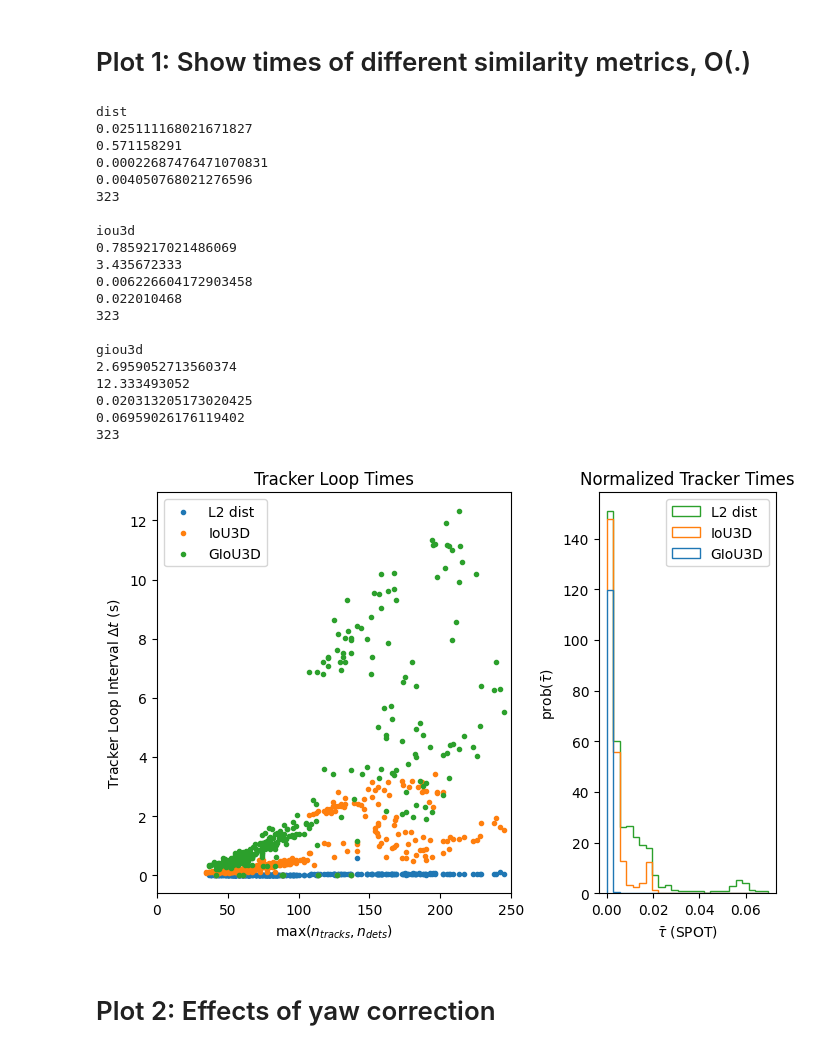
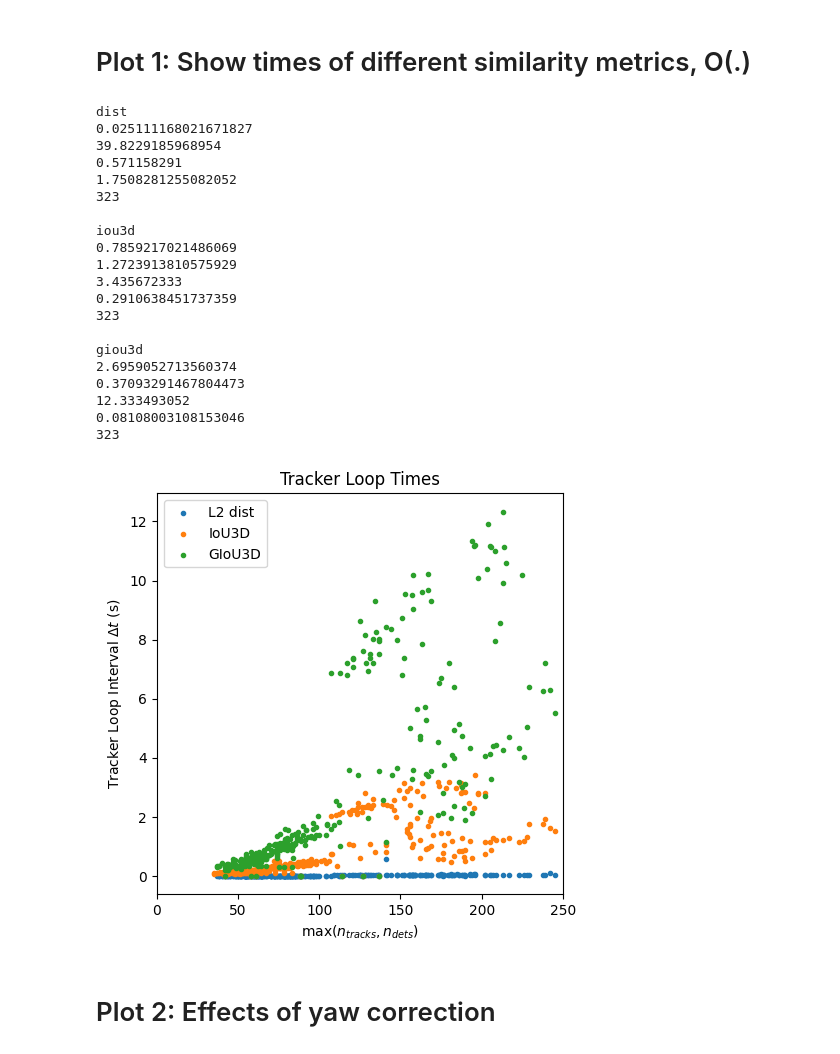
Before and after one commit to roboav8r/marmot, a Jupyter notebook: scripts/analysis/nuscenes_analysis.ipynb, the cells around one changed output. Drawn from its saved outputs; the diff is of its cells as text; code cells hidden in the pictures.

```diff
--- a/scripts/analysis/nuscenes_analysis.ipynb
+++ b/scripts/analysis/nuscenes_analysis.ipynb
@@ -29,68 +29,88 @@ giou_time_df = time_df[time_df['config'].str.contains("_giou3d")]
 # p = np.poly1d(z)
 
 n_bins=25
-fig, axs = plt.subplots(1, 2, tight_layout=True, figsize=(7,5), gridspec_kw={'width_ratios': [2, 1]})
-axs[0].scatter(dist_time_df['n_max'],dist_time_df['time_ns']/1000000000,marker='.')
-axs[0].scatter(iou_time_df['n_max'],iou_time_df['time_ns']/1000000000,marker='.')
-axs[0].scatter(giou_time_df['n_max'],giou_time_df['time_ns']/1000000000,marker='.')
-axs[0].set_xlim([0,250])
-axs[0].set_title('Tracker Loop Times')
-axs[0].set_xlabel('max($n_{tracks},n_{dets}$)')
-axs[0].set_ylabel('Tracker Loop Interval $\Delta t$ (s)')
+fig, axs = plt.subplots(1, 1, tight_layout=True, figsize=(5,5)) # , gridspec_kw={'width_ratios': [2, 1]}
+axs.scatter(dist_time_df['n_max'],dist_time_df['time_ns']/1000000000,marker='.')
+axs.scatter(iou_time_df['n_max'],iou_time_df['time_ns']/1000000000,marker='.')
+axs.scatter(giou_time_df['n_max'],giou_time_df['time_ns']/1000000000,marker='.')
+axs.set_xlim([0,250])
+axs.set_title('Tracker Loop Times')
+axs.set_xlabel('max($n_{tracks},n_{dets}$)')
+axs.set_ylabel('Tracker Loop Interval $\Delta t$ (s)')
 # axs[0].plot(time_df['n_max'],p(time_df['n_max']),color="orange", linewidth=3, linestyle="-")
-axs[0].legend(['L2 dist','IoU3D','GIoU3D'])
-# axs[1].hist(dist_time_df['time_ns']/(dist_time_df['n_max']*1000000000),density=True,stacked=True, bins=n_bins) #, bins=n_bins
-axs[1].hist((dist_time_df['time_ns']/(dist_time_df['n_max']*1000000000),iou_time_df['time_ns']/(iou_time_df['n_max']*1000000000),giou_time_df['time_ns']/(giou_time_df['n_max']*1000000000)),histtype='step',density=True,stacked=True, bins=n_bins,label=['L2 dist','IoU3D','GIoU3D']) #, bins=n_bins
-axs[1].legend(['L2 dist','IoU3D','GIoU3D'])
-axs[1].set_title('Normalized Tracker Times')
-axs[1].set_ylabel('prob($\\bar{\\tau}$)')
-axs[1].set_xlabel('$\\bar{\\tau}$ (SPOT)')
+axs.legend(['L2 dist','IoU3D','GIoU3D'])
+
+
+
+# axs[0].scatter(dist_time_df['n_max'],dist_time_df['time_ns']/1000000000,marker='.')
+# axs[0].scatter(iou_time_df['n_max'],iou_time_df['time_ns']/1000000000,marker='.')
+# axs[0].scatter(giou_time_df['n_max'],giou_time_df['time_ns']/1000000000,marker='.')
+# axs[0].set_xlim([0,250])
+# axs[0].set_title('Tracker Loop Times')
+# axs[0].set_xlabel('max($n_{tracks},n_{dets}$)')
+# axs[0].set_ylabel('Tracker Loop Interval $\Delta t$ (s)')
+# # axs[0].plot(time_df['n_max'],p(time_df['n_max']),color="orange", linewidth=3, linestyle="-")
+# axs[0].legend(['L2 dist','IoU3D','GIoU3D'])
+
+# axs[1].hist((dist_time_df['time_ns']/(dist_time_df['n_max']*1000000000),iou_time_df['time_ns']/(iou_time_df['n_max']*1000000000),giou_time_df['time_ns']/(giou_time_df['n_max']*1000000000)),histtype='step',density=True,stacked=True, bins=n_bins,label=['L2 dist','IoU3D','GIoU3D']) #, bins=n_bins
+# axs[1].legend(['L2 dist','IoU3D','GIoU3D'])
+# axs[1].set_title('Normalized Tracker Times')
+# axs[1].set_ylabel('prob($\\bar{\\tau}$)')
+# axs[1].set_xlabel('$\\bar{\\tau}$ (SPOT)')
+
+plt.savefig('nuscenes_results_1.png')
 
 print("dist")
 print(np.mean(dist_time_df['time_ns']/1000000000))
+print(1000000000/np.mean(dist_time_df['time_ns']))
 print(np.max(dist_time_df['time_ns']/(1000000000)))
-print(np.mean(dist_time_df['time_ns']/(dist_time_df['n_max']*1000000000)))
-print(np.max(dist_time_df['time_ns']/(dist_time_df['n_max']*1000000000)))
+print(1000000000/np.max(dist_time_df['time_ns']))
+# print(np.mean(dist_time_df['time_ns']/(dist_time_df['n_max']*1000000000)))
+# print(np.max(dist_time_df['time_ns']/(dist_time_df['n_max']*1000000000)))
 print(len(dist_time_df['time_ns']))
 print()
 
 print("iou3d")
 print(np.mean(iou_time_df['time_ns']/1000000000))
+print(1000000000/(np.mean(iou_time_df['time_ns'])))
 print(np.max(iou_time_df['time_ns']/(1000000000)))
-print(np.mean(iou_time_df['time_ns']/(iou_time_df['n_max']*1000000000)))
-print(np.max(iou_time_df['time_ns']/(iou_time_df['n_max']*1000000000)))
+print(1000000000./(np.max(iou_time_df['time_ns'])))
+# print(np.mean(iou_time_df['time_ns']/(iou_time_df['n_max']*1000000000)))
+# print(np.max(iou_time_df['time_ns']/(iou_time_df['n_max']*1000000000)))
 print(len(iou_time_df['time_ns']))
 print()
 
 print("giou3d")
 print(np.mean(giou_time_df['time_ns']/1000000000))
+print(1000000000/(np.mean(giou_time_df['time_ns'])))
 print(np.max(giou_time_df['time_ns']/(1000000000)))
-print(np.mean(giou_time_df['time_ns']/(giou_time_df['n_max']*1000000000)))
-print(np.max(giou_time_df['time_ns']/(giou_time_df['n_max']*1000000000)))
+print(1000000000/(np.max(giou_time_df['time_ns'])))
+# print(np.mean(giou_time_df['time_ns']/(giou_time_df['n_max']*1000000000)))
+# print(np.max(giou_time_df['time_ns']/(giou_time_df['n_max']*1000000000)))
 print(len(giou_time_df['time_ns']))
 print()
 # %% [output]
 dist
 0.025111168021671827
+39.8229185968954
 0.571158291
-0.00022687476471070831
-0.004050768021276596
+1.7508281255082052
 323
 
 iou3d
 0.7859217021486069
+1.2723913810575929
 3.435672333
-0.006226604172903458
-0.022010468
+0.2910638451737359
 323
 
 giou3d
 2.6959052713560374
+0.37093291467804473
 12.333493052
-0.020313205173020425
-0.06959026176119402
+0.08108003108153046
 323
-[figure, old version]
+[figure, new version]
 # %% [markdown]
 # Plot 2: Effects of yaw correction
 # %%
```
Also changed, not shown: 9 other files.
